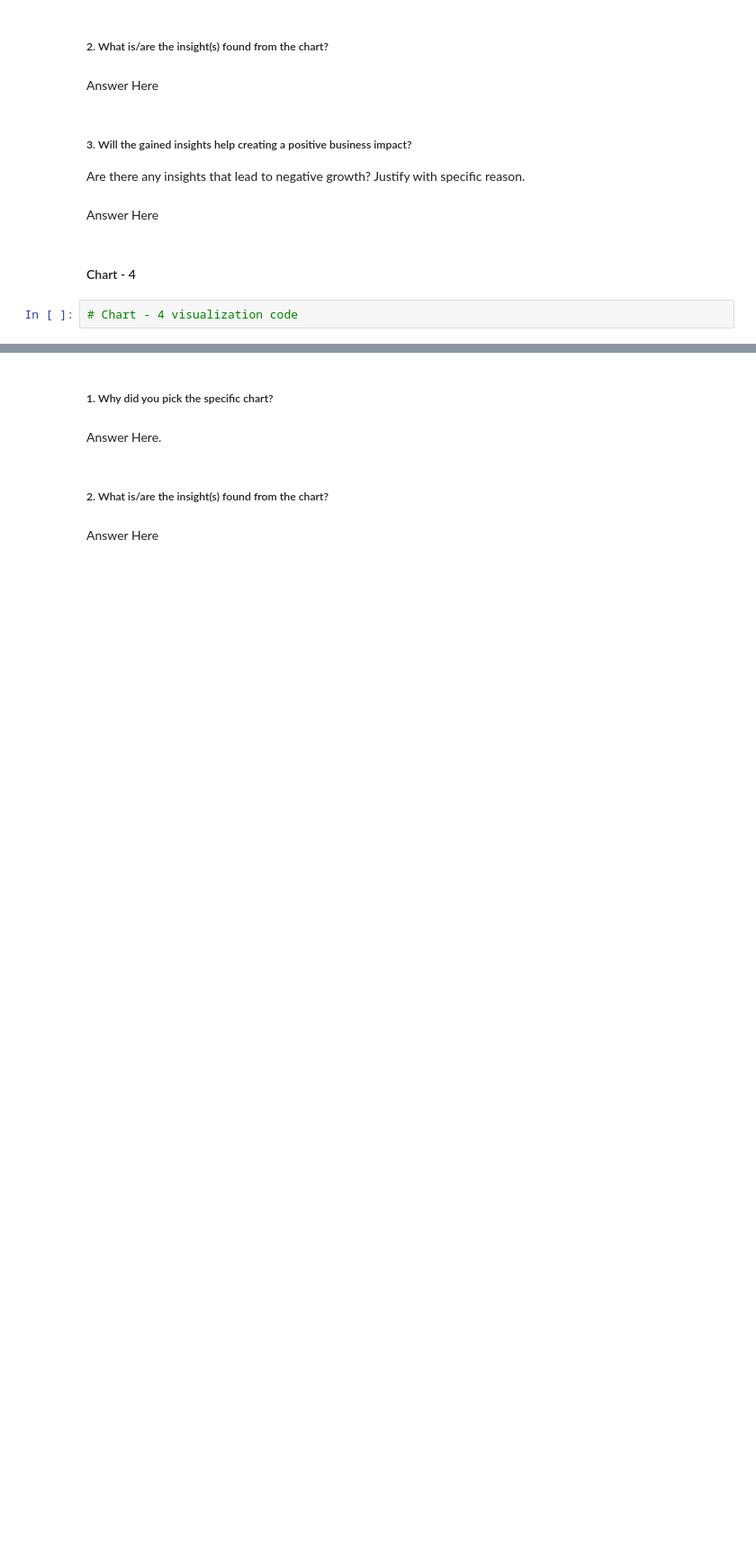
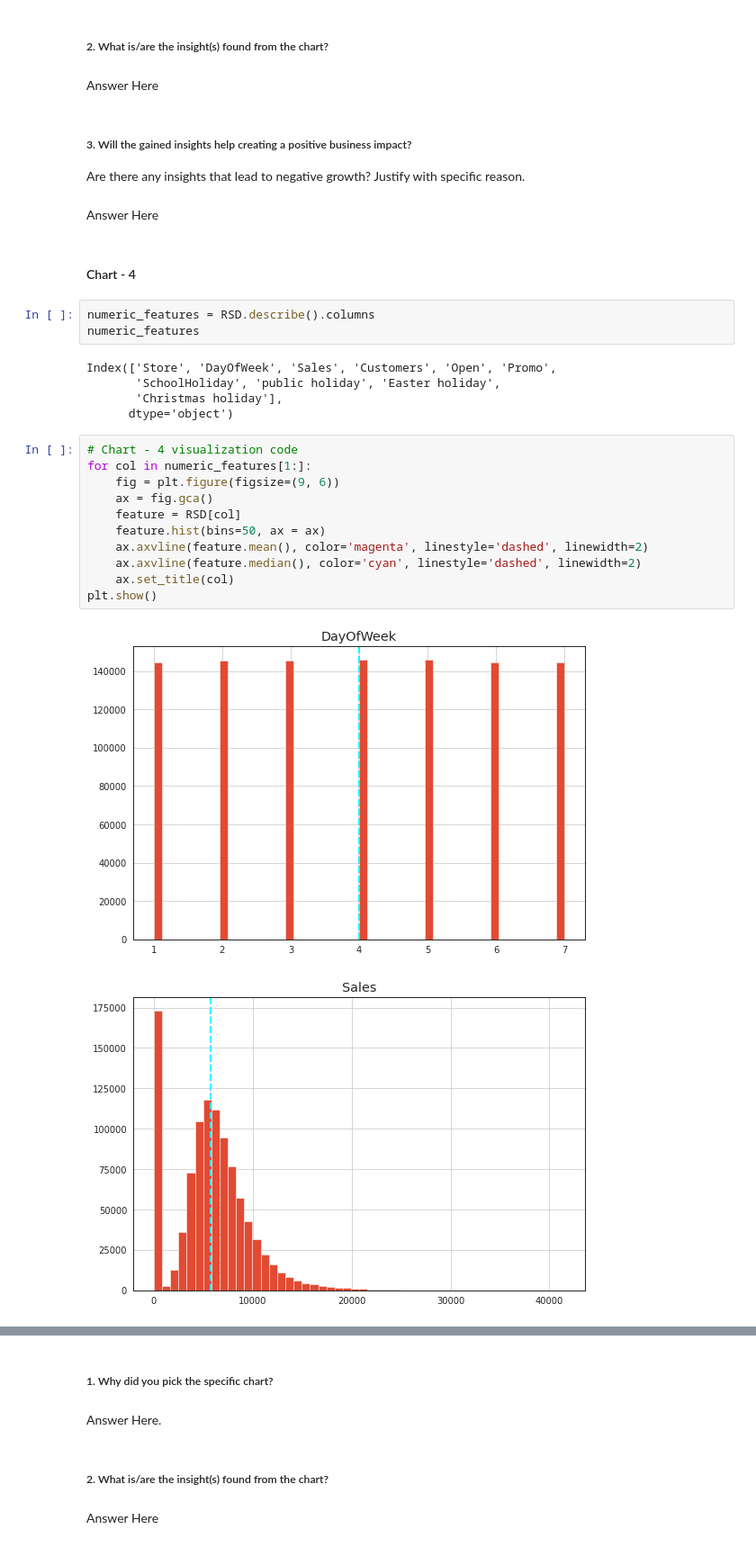
Before and after one commit to Sahilldiwan/Retail-Sales-Prediction, a Jupyter notebook: Retail_Sales_Prediction.ipynb, the cells around one changed output, grey strips where cells are left out. Shown: that part at 90% size. Saved outputs shown, nothing was run; the diff lists cells and outputs as text; blank space fills up the shorter version.

```diff
--- a/Retail_Sales_Prediction.ipynb
+++ b/Retail_Sales_Prediction.ipynb
@@ -511,5 +511,25 @@ Are there any insights that lead to negative growth? Justify with specific reaso
 Answer Here
 # %% [markdown]
 #### Chart - 4
-# %%
-# Chart - 4 visualization code
+# %%
+numeric_features = RSD.describe().columns
+numeric_features
+# %% [output]
+Index(['Store', 'DayOfWeek', 'Sales', 'Customers', 'Open', 'Promo',
+       'SchoolHoliday', 'public holiday', 'Easter holiday',
+       'Christmas holiday'],
+      dtype='object')
+# %%
+# Chart - 4 visualization code
+for col in numeric_features[1:]:
+    fig = plt.figure(figsize=(9, 6))
+    ax = fig.gca()
+    feature = RSD[col]
+    feature.hist(bins=50, ax = ax)
+    ax.axvline(feature.mean(), color='magenta', linestyle='dashed', linewidth=2)
+    ax.axvline(feature.median(), color='cyan', linestyle='dashed', linewidth=2)
+    ax.set_title(col)
+plt.show()
+# %% [output]
+[figure, added]
+[figure, added]
```
Also changed, not shown: parts of 5 cells of this notebook.
